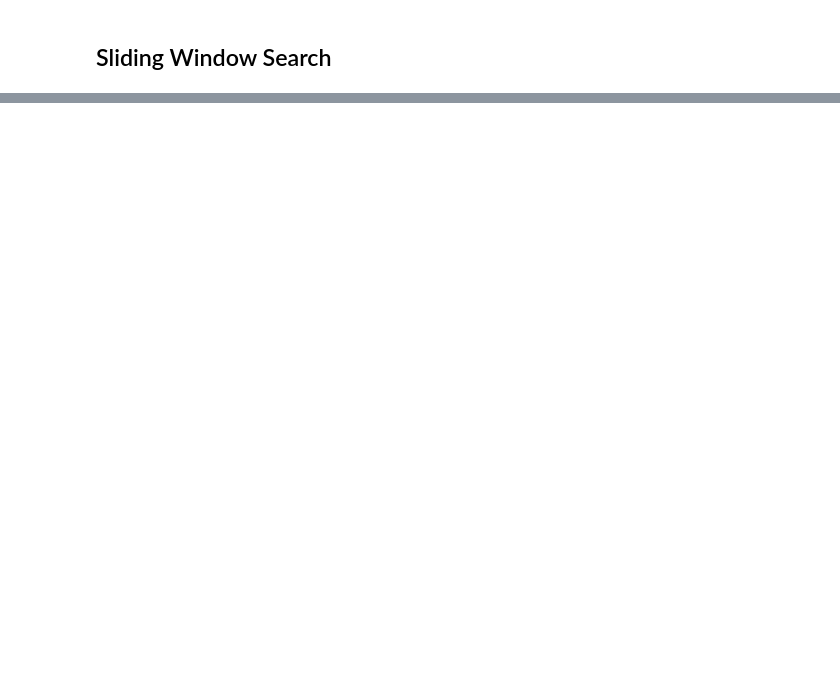
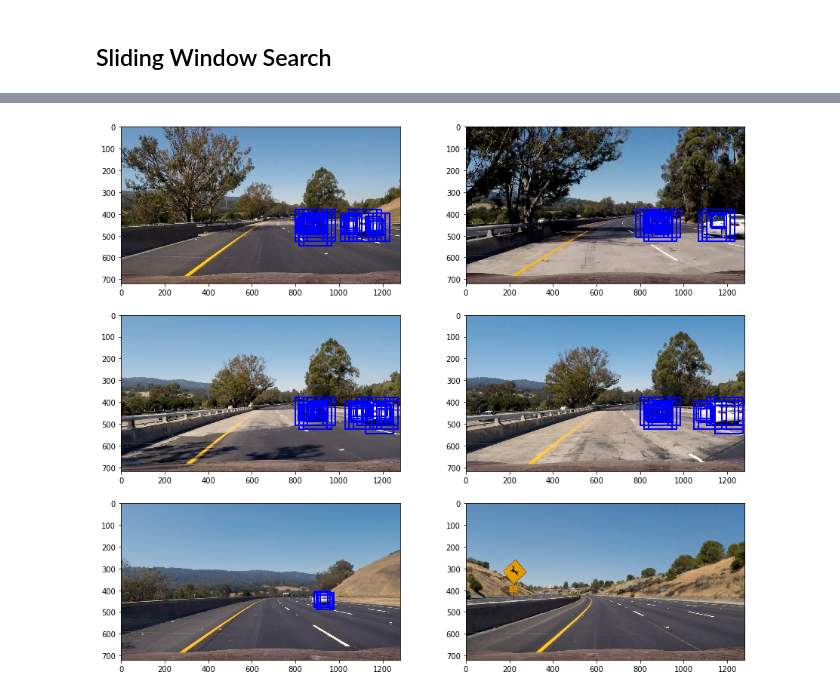
Before and after one commit to SebastianDrynda/CarND-Vehicle-Detection-P5, a Jupyter notebook: Vehicle_Detection_Tracking.ipynb, the cells around one changed output, grey strips where cells are left out. Saved outputs shown, nothing was run; the diff lists cells and outputs as text; code cells hidden in the pictures; blank space fills up the shorter version.

```diff
--- a/Vehicle_Detection_Tracking.ipynb
+++ b/Vehicle_Detection_Tracking.ipynb
@@ -255,11 +259,11 @@ Test Accuracy of Linear SVC Classifier = 0.9929617117117117
 # %%
 # Check the prediction time for a single image sample
 t=time.time()
-prediction = clf.predict(X_test[100].reshape(1, -1))
-prob = clf.predict_proba(X_test[100].reshape(1, -1))
+prediction = clf.predict(X_test[index].reshape(1, -1))
+prob = clf.predict_proba(X_test[index].reshape(1, -1))
 t2 = time.time()
 print('Time to predict an image sample with Linear SVC Classifier in sec', round(t2-t, 4))
 
-# print("Prediction {}".format(prediction))
-# print("Prob {}".format(prob))
+print("Prediction {}".format(prediction))
+print("Prob {}".format(prob))
 # %% [output]
@@ -270,0 +341,2 @@ Time to predict an image sample with Linear SVC Classifier in sec 0.0014
+# %%
+test_images = load_images('./test_images/*.jpg')
@@ -270,0 +384,2 @@ Time to predict an image sample with Linear SVC Classifier in sec 0.0014
+# %%
+vehicle_test_images = list(map(lambda img: draw_boxes(np.copy(img), classify_vehicle(img)), test_images))
@@ -270,0 +413,16 @@ Time to predict an image sample with Linear SVC Classifier in sec 0.0014
+# %%
+def show_images(images, cols = 2, rows = 3, figsize=(15,13)):
+    """
+    Display `images` on a [`cols`, `rows`] subplot grid.
+    """
+    length = len(images)
+    fig, axes = plt.subplots(rows, cols, figsize=figsize)
+    indexes = range(cols * rows)
+    for ax, index in zip(axes.flat, indexes):
+        if index < length:
+            image = images[index]
+            ax.imshow(image)
+
+show_images(vehicle_test_images)
+# %% [output]
+[figure, added]
```
Also changed, not shown: parts of 15 cells of this notebook.
